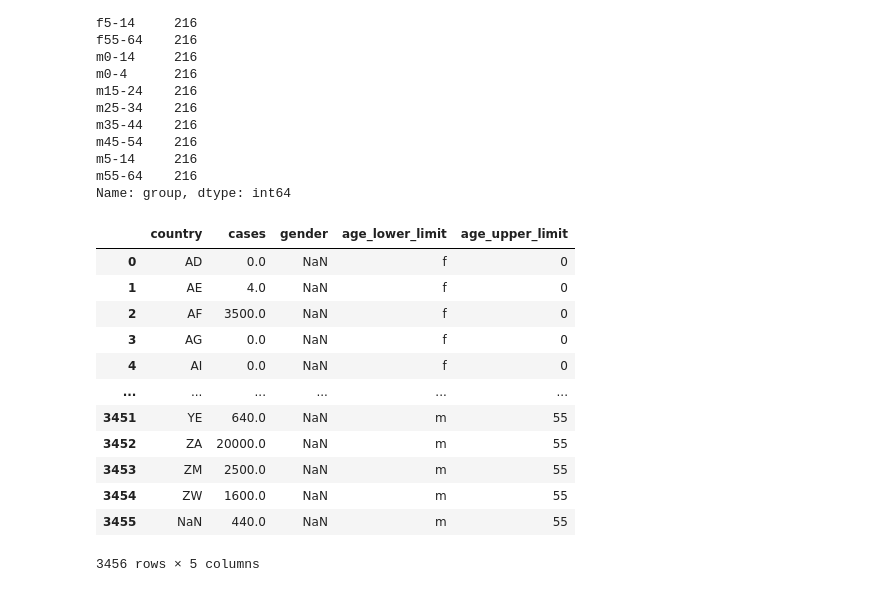
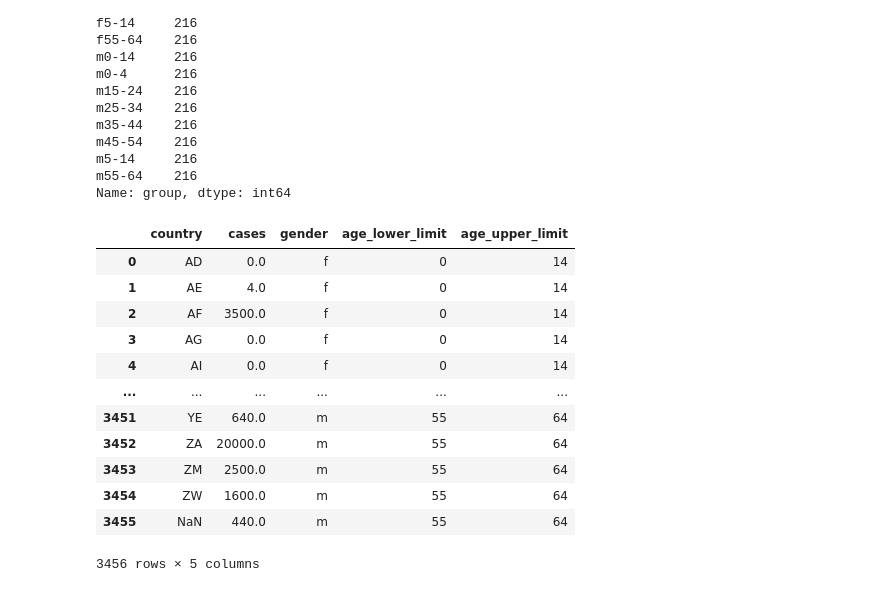
Before and after one commit to grandweb4/module3_more_about_mutate, a Jupyter notebook: 3_1_string_transformations.ipynb, the cells around one changed output. Saved outputs shown, nothing was run; the diff lists cells and outputs as text; code cells hidden in the pictures.

```diff
--- a/3_1_string_transformations.ipynb
+++ b/3_1_string_transformations.ipynb
@@ -615,25 +615,26 @@ m55-64    216
 Name: group, dtype: int64
 # %%
 (df
- >> separate(X.group, ['gender', 'age_lower_limit', 'age_upper_limit'],
-             sep='([a-zA-Z]{1,2})(\d{1,2})-(\d{1,2})', remove=True, convert=True, #sep=[2,4],  separate by location instead of split by character.
+ >> separate(X.group, ['DELETE_ME', 'gender', 'age_lower_limit', 'age_upper_limit'],
+             sep='([a-z])(\d+)-(\d+)', remove=True, convert=True, #sep=[2,4],  separate by location instead of split by character.
              extra='merge', fill='right')
+ >> drop(X.DELETE_ME)
              #([a-zA-Z])(\d+)-(\d+)
              #([a-zA-Z])(\d{1,2}).(\d{1,2})
 )
 # %% [output]
 |  | country | cases | gender | age_lower_limit | age_upper_limit |
-| 0 | AD | 0.0 | NaN | f | 0 |
-| 1 | AE | 4.0 | NaN | f | 0 |
-| 2 | AF | 3500.0 | NaN | f | 0 |
-| 3 | AG | 0.0 | NaN | f | 0 |
-| 4 | AI | 0.0 | NaN | f | 0 |
+| 0 | AD | 0.0 | f | 0 | 14 |
+| 1 | AE | 4.0 | f | 0 | 14 |
+| 2 | AF | 3500.0 | f | 0 | 14 |
+| 3 | AG | 0.0 | f | 0 | 14 |
+| 4 | AI | 0.0 | f | 0 | 14 |
 | ... | ... | ... | ... | ... | ... |
-| 3451 | YE | 640.0 | NaN | m | 55 |
-| 3452 | ZA | 20000.0 | NaN | m | 55 |
-| 3453 | ZM | 2500.0 | NaN | m | 55 |
-| 3454 | ZW | 1600.0 | NaN | m | 55 |
-| 3455 | NaN | 440.0 | NaN | m | 55 |
+| 3451 | YE | 640.0 | m | 55 | 64 |
+| 3452 | ZA | 20000.0 | m | 55 | 64 |
+| 3453 | ZM | 2500.0 | m | 55 | 64 |
+| 3454 | ZW | 1600.0 | m | 55 | 64 |
+| 3455 | NaN | 440.0 | m | 55 | 64 |
 3456 rows × 5 columns
 # %%
 from more_dfply import extract
```
Also changed, not shown: parts of 2 cells of this notebook.
